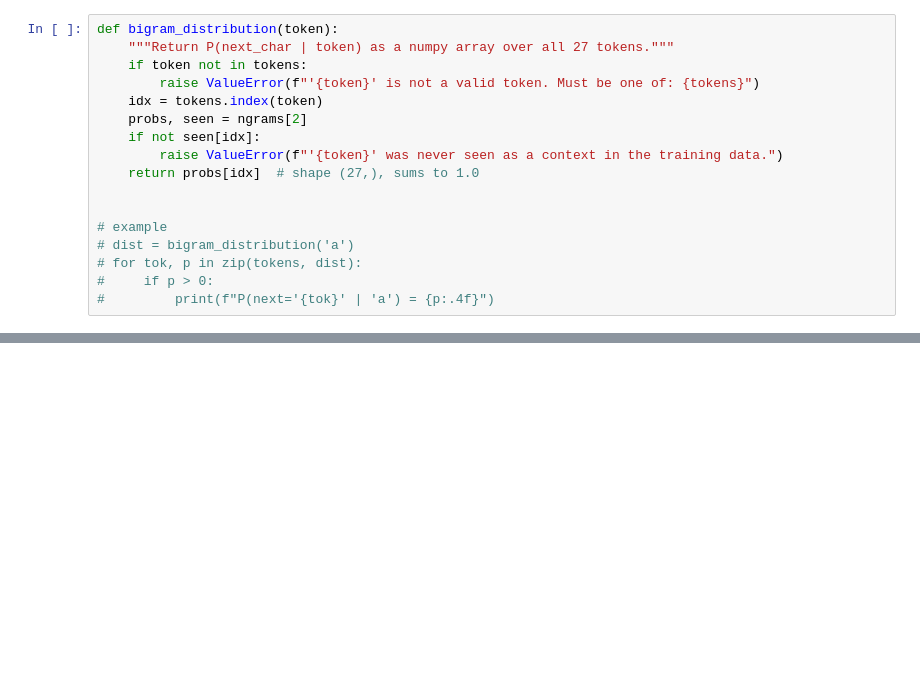
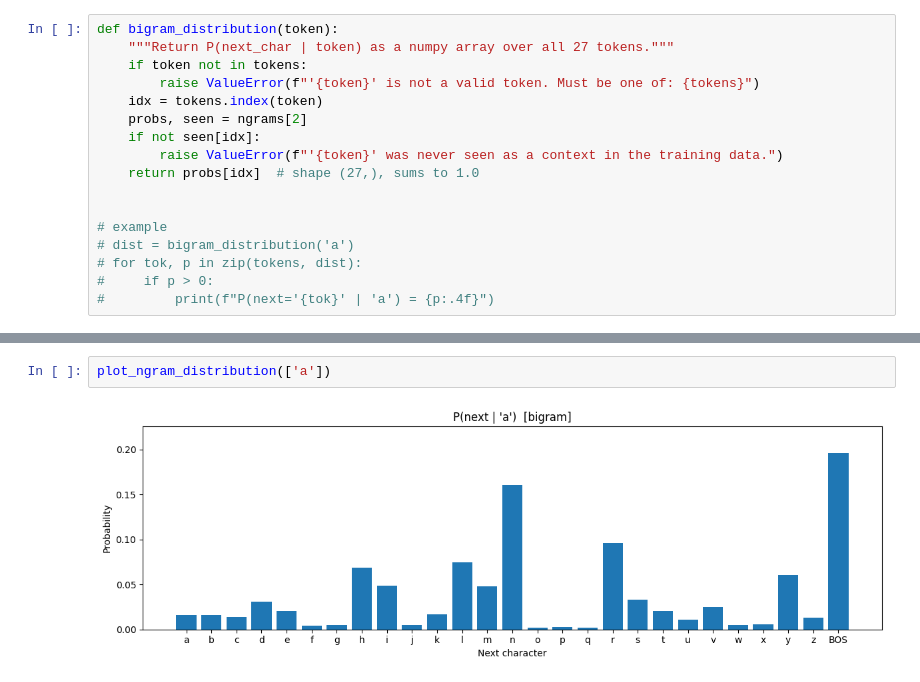
Before and after one commit to KhaleelKarim/LLMStatistics, a Jupyter notebook: notebooks/ngram_viz.ipynb, the cells around one changed output, grey strips where cells are left out. Saved outputs shown, nothing was run; the diff lists cells and outputs as text; blank space fills up the shorter version.

```diff
--- a/notebooks/ngram_viz.ipynb
+++ b/notebooks/ngram_viz.ipynb
@@ -79,0 +133,4 @@ plot_bigram_distribution('BOS')
+# %%
+plot_ngram_distribution(['a'])
+# %% [output]
+[figure, added]
```
Also changed, not shown: parts of 6 cells of this notebook, 8 other files.
